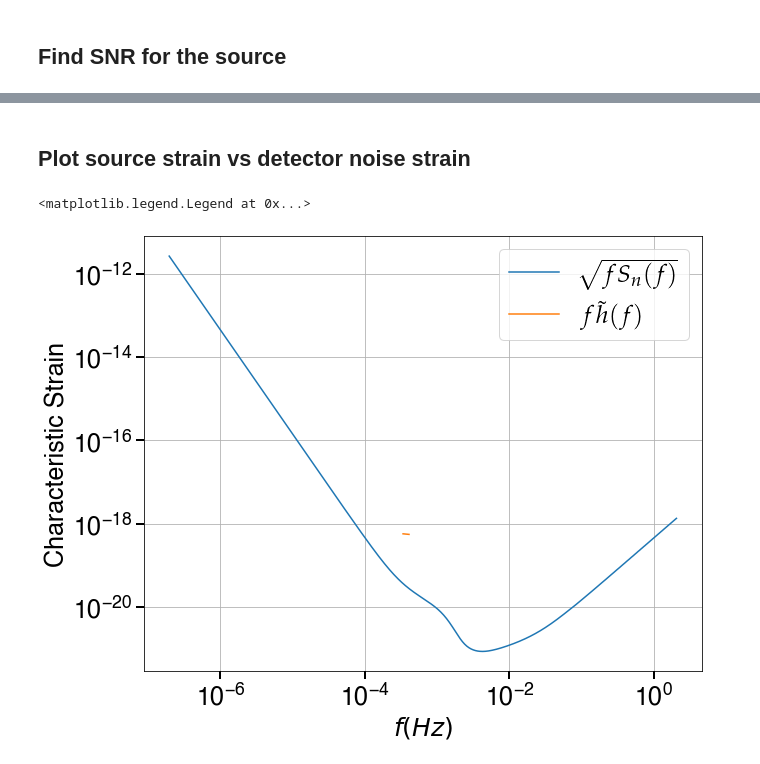
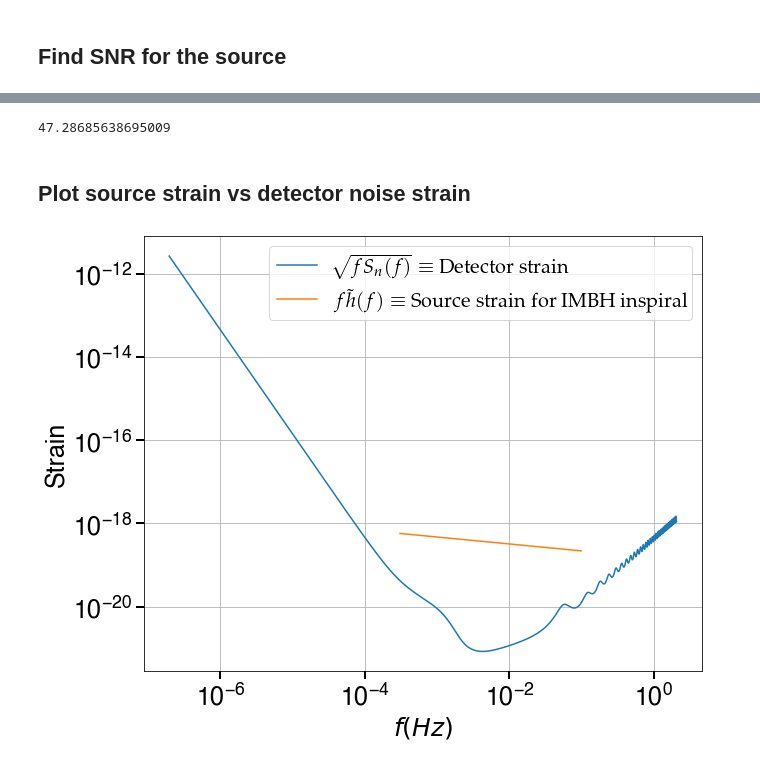
Before and after one commit to rsc496/LISA_Sensitivity, a Jupyter notebook: SNR_estimation_IMBH_LISA-test-code.ipynb, the cells around one changed output, grey strips where cells are left out. Saved outputs shown, nothing was run; the diff lists cells and outputs as text; code cells hidden in the pictures.

```diff
--- a/SNR_estimation_IMBH_LISA-test-code.ipynb
+++ b/SNR_estimation_IMBH_LISA-test-code.ipynb
@@ -79,3 +62,22 @@ def freq(f_init,m,eta,t):
+# %%
+D_l = 1.0*Gpc #distance to source
+#masses in detector frame
+m1=1.0e4*Msun
+m2=1.0e4*Msun
+
+#Find redshift
+z=sp.optimize.root(LISA.get_z, 1., args=(D_l, Omega_m, H0)).x[0]
+
+m=m1+m2
+mu=m1*m2/m
+eta=mu/m
+Mc=eta**(3./5.)*m
+
+f_ISCO = 6.0**(-3./2)/m
+
+#initial orbital separation based on delta a/ a_init ~ 10%
+a_init= 480*m  #inner_inspiral_new(m1,m2)
+f_init=aTOfreq(a_init,m)
 # %% [markdown]
 ## Define GW inspiral strain and SNR
 # %%
@@ -97,8 +99,10 @@ def SNR(f,A,S,delta_f):
 ## Determine Frequency Window to study
 # %%
 # Compute the maximum frequency after 4 years
-f_max=freq(f_init,m,eta,4*LISA.YEAR)
-a_f = ((m)/(np.pi*f_max)**2)**(1./3.)
+#f_max= #freq(f_init,m,eta,4*LISA.YEAR)
+#a_f = ((m)/(np.pi*f_max)**2)**(1./3.)
+a_f = 10.1431*m
+f_max=aTOfreq(a_f,m)
 # %%
 #Define the frequency window to focus on and also define the bin size
 delta_f = (f_max-f_init)/100.
@@ -117,38 +129,41 @@ rho
+# %%
+a_init
+# %% [output]
+47.28685638695009
 # %% [markdown]
 ## Plot source strain vs detector noise strain
 # %%
 fig,ax=plt.subplots(figsize=(10,8))
 
 """ Set the font and style of plot """
 plt.rcParams.update({
     "text.usetex": True,
     "font.family": "sans-serif",
     "font.sans-serif": ["Helvetica"]})
 # for Palatino and other serif fonts use:
 plt.rcParams.update({
     "text.usetex": True,
     "font.family": "serif",
     "font.serif": ["Palatino"],
 })
 
 
 ax.set_xlabel(r'$f (Hz) $', fontsize=25)
-ax.set_ylabel(r'Characteristic Strain',fontsize=25)
+ax.set_ylabel(r'Strain',fontsize=25)
 
 ax.tick_params(which='both', width=2, length=8)
 
-ax.plot(freq_arr,(freq_arr*S_analytic(freq_arr,f_star,L,NC,Tobs))**(1./2),label=r'$\sqrt{f S_n(f)}$')
-ax.plot(freq_window,freq_window*h_insp(freq_window,A),label=r'$f \tilde{h} (f)$')
+ax.plot(freq_arr,(freq_arr*Sn_arr)**(1./2),label=r'$\sqrt{f S_n(f)} \equiv$ Detector strain')
+ax.plot(freq_window,freq_window*h_insp(freq_window,A),label=r'$f \tilde{h} (f) \equiv$ Source strain for IMBH inspiral')
 #ax.plot(freq_window,(freq_window*S_tot_window)**(1./2),label=r'$\sqrt{f S_n(f)}$')
 ax.set_yscale('log')
 ax.set_xscale('log')
 #ax.set_xlim(1.0e-5, 1.0e0)
 #ax.set_ylim(3.0e-22, 1.0e-15)
 ax.grid('True')
 ax.tick_params(labelsize=25)
 
-ax.legend(fontsize=25)
-#plt.savefig('sourceVSdetectorStrain_m_2e4_equal_mass_1Gpc_4yr_a_init_450m.pdf',dpi=fig.dpi,bbox_inches='tight')
+ax.legend(fontsize=20)
+plt.savefig('sourceVSdetectorStrain_m_2e4_equal_mass_1Gpc_a_init_400m_a_f_6m.pdf',dpi=fig.dpi,bbox_inches='tight')
 # %% [output]
-<matplotlib.legend.Legend at 0x...>
-[figure, old version]
+[figure, new version]
```
Also changed, not shown: parts of 21 cells of this notebook, 6 other files.
